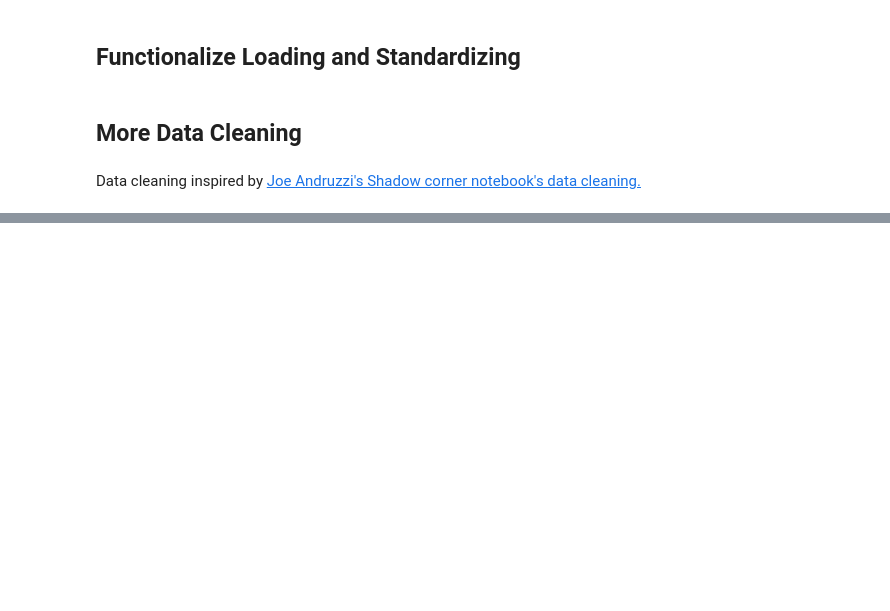
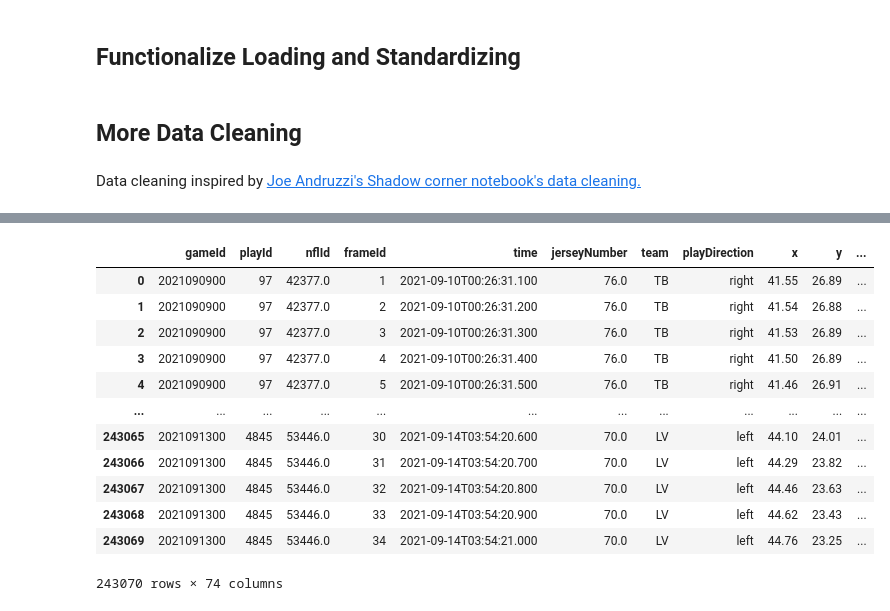
Before and after one commit to tramsay-deloitte/NFL-Data-Bowl-2023-Big-Time-Pass-Rush, a Jupyter notebook: Data_Wrangling_&_Standardization.ipynb, the cells around one changed output, grey strips where cells are left out. Saved outputs shown, nothing was run; the diff lists cells and outputs as text; code cells hidden in the pictures; blank space fills up the shorter version.

```diff
--- a/Data_Wrangling_&_Standardization.ipynb
+++ b/Data_Wrangling_&_Standardization.ipynb
@@ -305,0 +441,26 @@ Expected success against metric, allowed below expected?
+# %%
+# give 1 for an oline win
+train['olineman_win'] = train.apply(lambda x: 1 if x.pff_beatenByDefender == 0 and x.pff_hitAllowed == 0 and x.pff_hurryAllowed ==0 and x.pff_sackAllowed ==0 else 0, axis = 1)
+# %%
+# isolate offensive linemen
+lt = train.loc[lambda train: train['pff_positionLinedUp'] == 'LT']
+lg = train.loc[lambda train: train['pff_positionLinedUp'] == 'LG']
+c = train.loc[lambda train: train['pff_positionLinedUp'] == 'C']
+rg = train.loc[lambda train: train['pff_positionLinedUp'] == 'RG']
+rt = train.loc[lambda train: train['pff_positionLinedUp'] == 'RT']
+oline = pd.concat([lt, lg, c, rg, rt], ignore_index = True)
+oline.head()
+# %% [output]
+|  | gameId | playId | nflId | frameId | time | jerseyNumber | team | playDirection | x | y | ... |
+| 0 | 2021090900 | 97 | 42377.0 | 1 | 2021-09-10T00:26:31.100 | 76.0 | TB | right | 41.55 | 26.89 | ... |
+| 1 | 2021090900 | 97 | 42377.0 | 2 | 2021-09-10T00:26:31.200 | 76.0 | TB | right | 41.54 | 26.88 | ... |
+| 2 | 2021090900 | 97 | 42377.0 | 3 | 2021-09-10T00:26:31.300 | 76.0 | TB | right | 41.53 | 26.89 | ... |
+| 3 | 2021090900 | 97 | 42377.0 | 4 | 2021-09-10T00:26:31.400 | 76.0 | TB | right | 41.50 | 26.89 | ... |
+| 4 | 2021090900 | 97 | 42377.0 | 5 | 2021-09-10T00:26:31.500 | 76.0 | TB | right | 41.46 | 26.91 | ... |
+| ... | ... | ... | ... | ... | ... | ... | ... | ... | ... | ... | ... |
+| 243065 | 2021091300 | 4845 | 53446.0 | 30 | 2021-09-14T03:54:20.600 | 70.0 | LV | left | 44.10 | 24.01 | ... |
+| 243066 | 2021091300 | 4845 | 53446.0 | 31 | 2021-09-14T03:54:20.700 | 70.0 | LV | left | 44.29 | 23.82 | ... |
+| 243067 | 2021091300 | 4845 | 53446.0 | 32 | 2021-09-14T03:54:20.800 | 70.0 | LV | left | 44.46 | 23.63 | ... |
+| 243068 | 2021091300 | 4845 | 53446.0 | 33 | 2021-09-14T03:54:20.900 | 70.0 | LV | left | 44.62 | 23.43 | ... |
+| 243069 | 2021091300 | 4845 | 53446.0 | 34 | 2021-09-14T03:54:21.000 | 70.0 | LV | left | 44.76 | 23.25 | ... |
+243070 rows × 74 columns
```
Also changed, not shown: parts of 7 cells of this notebook.
